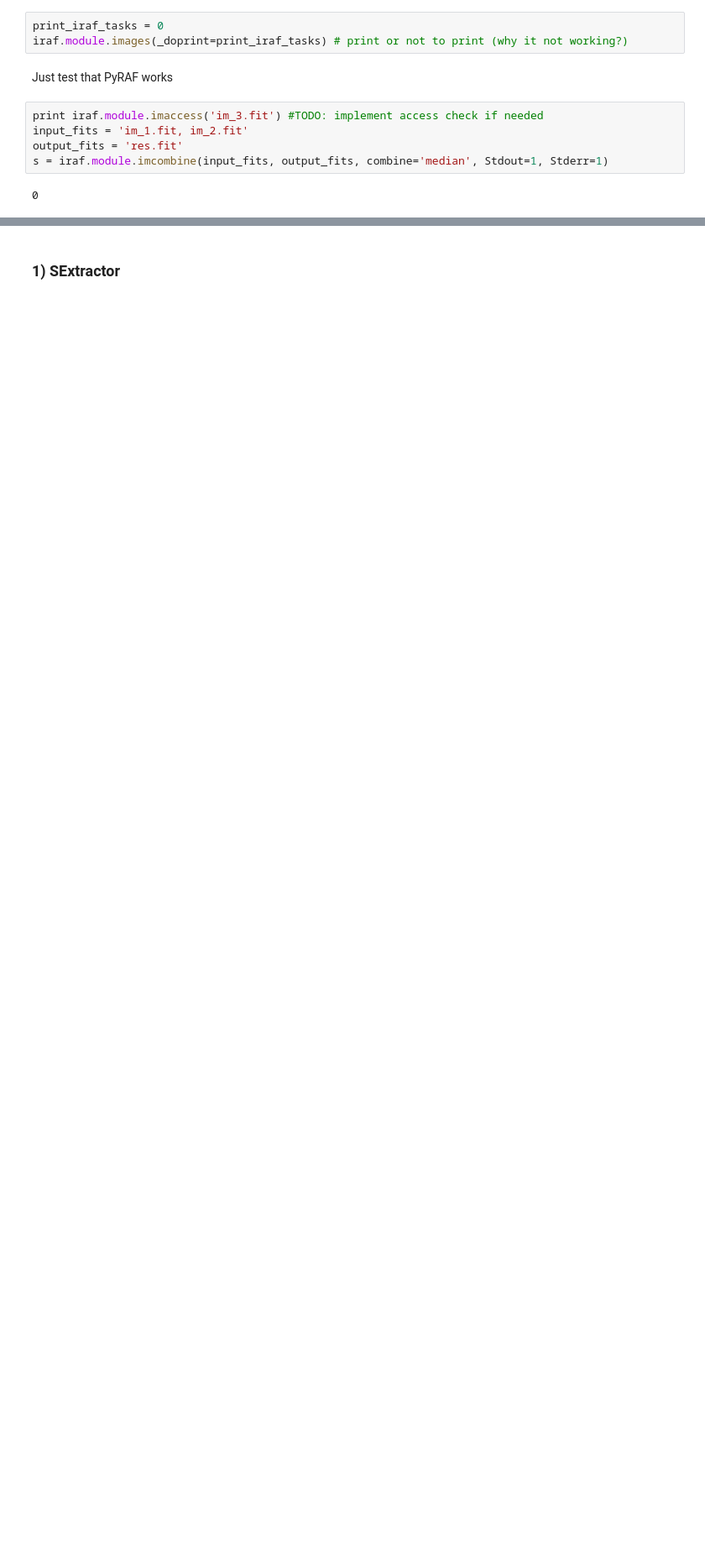
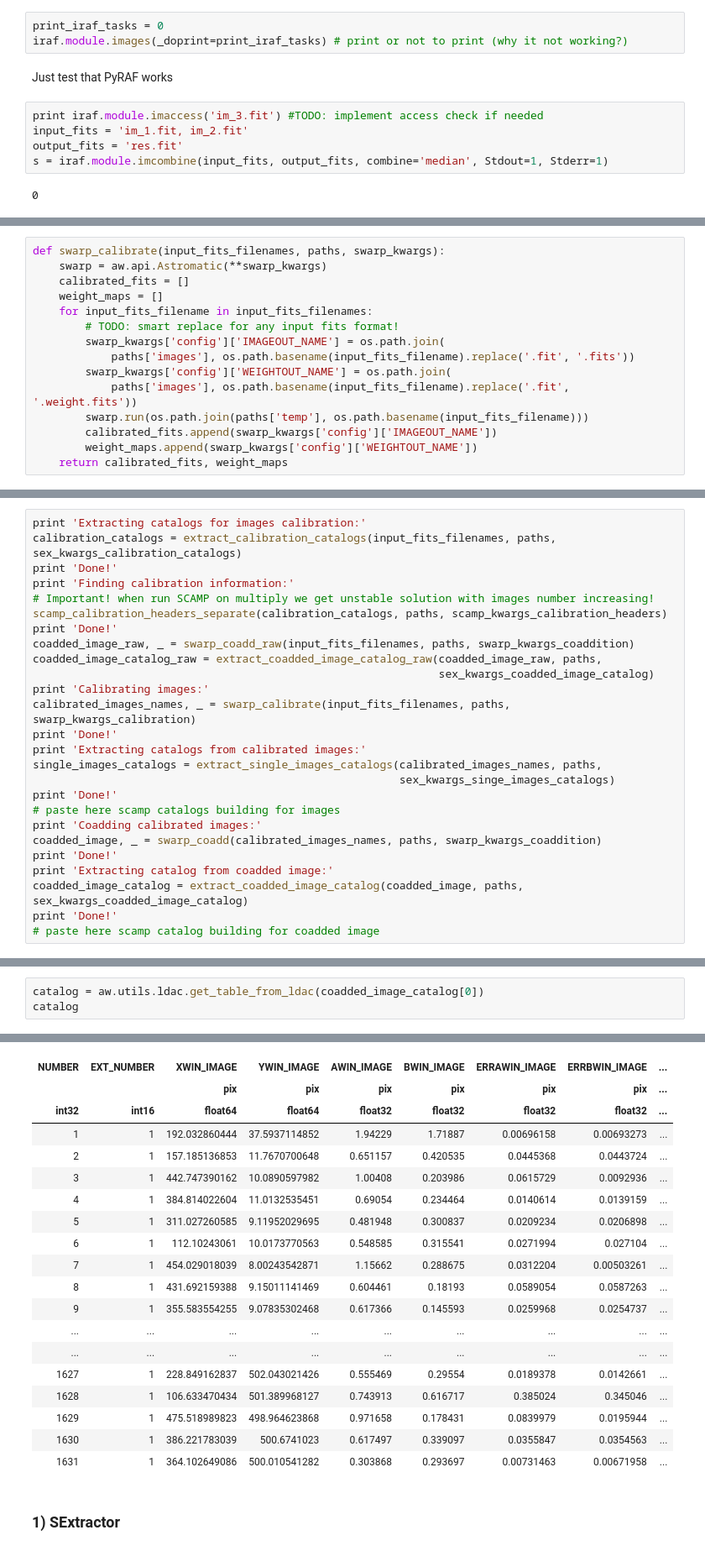
Before and after one commit to sergotail/spark_pipeline, a Jupyter notebook: spark_pipeline_test_1/test_pipeline.ipynb, the cells around one changed output, grey strips where cells are left out. Shown at 84% size. Drawn from its saved outputs; the diff is of its cells as text; blank space fills up the shorter version.

```diff
--- a/spark_pipeline_test_1/test_pipeline.ipynb
+++ b/spark_pipeline_test_1/test_pipeline.ipynb
@@ -124,0 +505,15 @@ fits_to_cats
+# %%
+def swarp_calibrate(input_fits_filenames, paths, swarp_kwargs):
+    swarp = aw.api.Astromatic(**swarp_kwargs)
+    calibrated_fits = []
+    weight_maps = []
+    for input_fits_filename in input_fits_filenames:
+        # TODO: smart replace for any input fits format!
+        swarp_kwargs['config']['IMAGEOUT_NAME'] = os.path.join(
+            paths['images'], os.path.basename(input_fits_filename).replace('.fit', '.fits'))
+        swarp_kwargs['config']['WEIGHTOUT_NAME'] = os.path.join(
+            paths['images'], os.path.basename(input_fits_filename).replace('.fit', '.weight.fits'))
+        swarp.run(os.path.join(paths['temp'], os.path.basename(input_fits_filename)))
+        calibrated_fits.append(swarp_kwargs['config']['IMAGEOUT_NAME'])
+        weight_maps.append(swarp_kwargs['config']['WEIGHTOUT_NAME'])
+    return calibrated_fits, weight_maps
@@ -124,0 +597,26 @@ fits_to_cats
+# %%
+print 'Extracting catalogs for images calibration:'
+calibration_catalogs = extract_calibration_catalogs(input_fits_filenames, paths, sex_kwargs_calibration_catalogs)
+print 'Done!'
+print 'Finding calibration information:'
+# Important! when run SCAMP on multiply we get unstable solution with images number increasing!
+scamp_calibration_headers_separate(calibration_catalogs, paths, scamp_kwargs_calibration_headers)
+print 'Done!'
+coadded_image_raw, _ = swarp_coadd_raw(input_fits_filenames, paths, swarp_kwargs_coaddition)
+coadded_image_catalog_raw = extract_coadded_image_catalog_raw(coadded_image_raw, paths,
+                                                              sex_kwargs_coadded_image_catalog)
+print 'Calibrating images:'
+calibrated_images_names, _ = swarp_calibrate(input_fits_filenames, paths, swarp_kwargs_calibration)
+print 'Done!'
+print 'Extracting catalogs from calibrated images:'
+single_images_catalogs = extract_single_images_catalogs(calibrated_images_names, paths,
+                                                        sex_kwargs_singe_images_catalogs)
+print 'Done!'
+# paste here scamp catalogs building for images
+print 'Coadding calibrated images:'
+coadded_image, _ = swarp_coadd(calibrated_images_names, paths, swarp_kwargs_coaddition)
+print 'Done!'
+print 'Extracting catalog from coadded image:'
+coadded_image_catalog = extract_coadded_image_catalog(coadded_image, paths, sex_kwargs_coadded_image_catalog)
+print 'Done!'
+# paste here scamp catalog building for coadded image
@@ -124,0 +637,4 @@ fits_to_cats
+# %%
+catalog = aw.utils.ldac.get_table_from_ldac(coadded_image_catalog[0])
+catalog
+# %% [output]
@@ -125,2 +642,21 @@ fits_to_cats
+| NUMBER | EXT_NUMBER | XWIN_IMAGE | YWIN_IMAGE | AWIN_IMAGE | BWIN_IMAGE | ERRAWIN_IMAGE | ERRBWIN_IMAGE | ... |
+|  |  | pix | pix | pix | pix | pix | pix | ... |
+| int32 | int16 | float64 | float64 | float32 | float32 | float32 | float32 | ... |
+| 1 | 1 | 192.032860444 | 37.5937114852 | 1.94229 | 1.71887 | 0.00696158 | 0.00693273 | ... |
+| 2 | 1 | 157.185136853 | 11.7670700648 | 0.651157 | 0.420535 | 0.0445368 | 0.0443724 | ... |
+| 3 | 1 | 442.747390162 | 10.0890597982 | 1.00408 | 0.203986 | 0.0615729 | 0.0092936 | ... |
+| 4 | 1 | 384.814022604 | 11.0132535451 | 0.69054 | 0.234464 | 0.0140614 | 0.0139159 | ... |
+| 5 | 1 | 311.027260585 | 9.11952029695 | 0.481948 | 0.300837 | 0.0209234 | 0.0206898 | ... |
+| 6 | 1 | 112.10243061 | 10.0173770563 | 0.548585 | 0.315541 | 0.0271994 | 0.027104 | ... |
+| 7 | 1 | 454.029018039 | 8.00243542871 | 1.15662 | 0.288675 | 0.0312204 | 0.00503261 | ... |
+| 8 | 1 | 431.692159388 | 9.15011141469 | 0.604461 | 0.18193 | 0.0589054 | 0.0587263 | ... |
+| 9 | 1 | 355.583554255 | 9.07835302468 | 0.617366 | 0.145593 | 0.0259968 | 0.0254737 | ... |
+| ... | ... | ... | ... | ... | ... | ... | ... | ... |
+| ... | ... | ... | ... | ... | ... | ... | ... | ... |
+| 1627 | 1 | 228.849162837 | 502.043021426 | 0.555469 | 0.29554 | 0.0189378 | 0.0142661 | ... |
+| 1628 | 1 | 106.633470434 | 501.389968127 | 0.743913 | 0.616717 | 0.385024 | 0.345046 | ... |
+| 1629 | 1 | 475.518989823 | 498.964623868 | 0.971658 | 0.178431 | 0.0839979 | 0.0195944 | ... |
+| 1630 | 1 | 386.221783039 | 500.6741023 | 0.617497 | 0.339097 | 0.0355847 | 0.0354563 | ... |
+| 1631 | 1 | 364.102649086 | 500.010541282 | 0.303868 | 0.293697 | 0.00731463 | 0.00671958 | ... |
 # %% [markdown]
 ### 1) SExtractor
```
Also changed, not shown: parts of 55 cells of this notebook, 25 other files.
